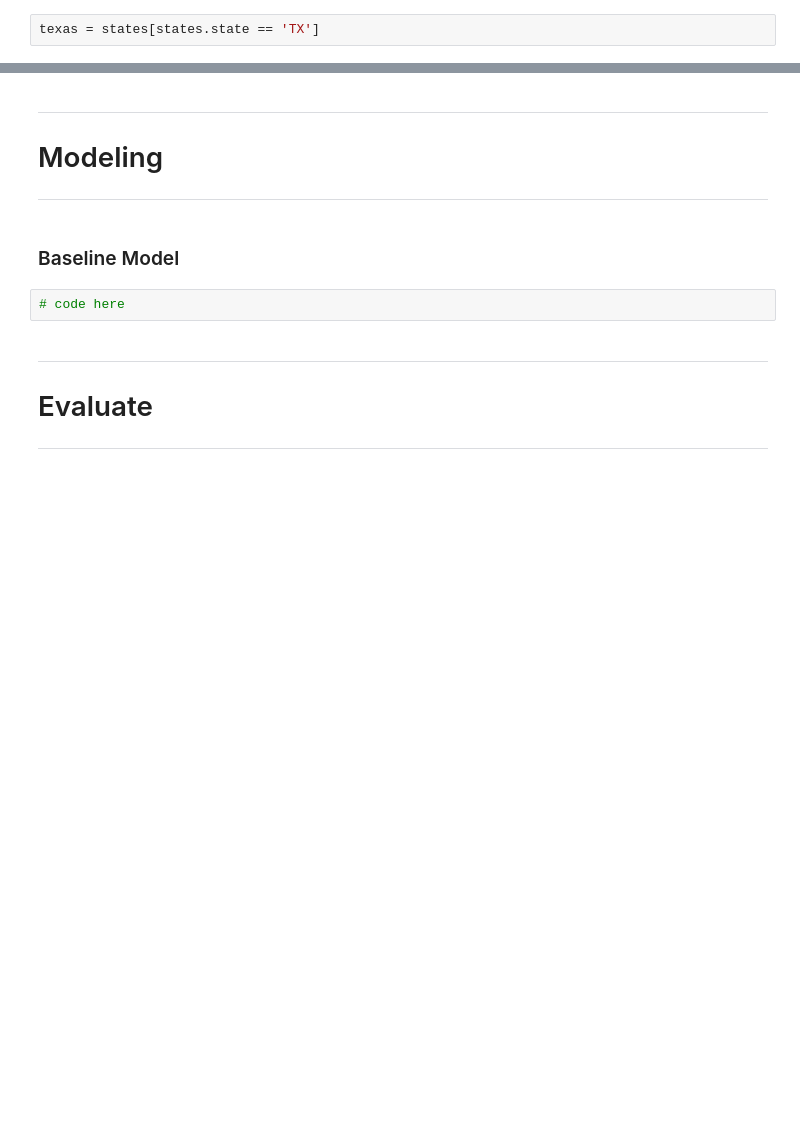
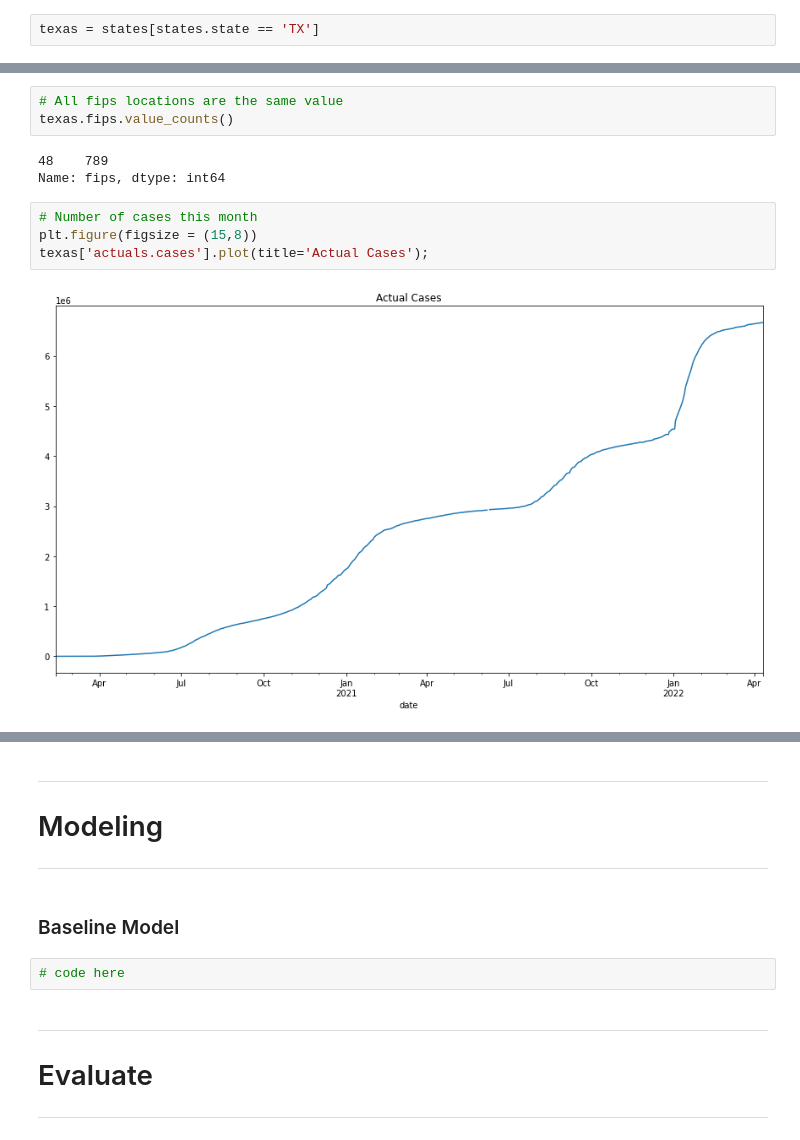
Before and after one commit to JeanetteSchulz/Covid_Analysis, a Jupyter notebook: Jeanettes_Project_Workbook.ipynb, the cells around one changed output, grey strips where cells are left out. Cells and saved outputs as stored; diff of their text form; blank space fills up the shorter version.

Commit message:
exploration into texas

```diff
--- a/Jeanettes_Project_Workbook.ipynb
+++ b/Jeanettes_Project_Workbook.ipynb
@@ -543,0 +544,12 @@ texas.head()
+# %%
+# All fips locations are the same value
+texas.fips.value_counts()
+# %% [output]
+48    789
+Name: fips, dtype: int64
+# %%
+# Number of cases this month
+plt.figure(figsize = (15,8))
+texas['actuals.cases'].plot(title='Actual Cases');
+# %% [output]
+[figure, added]
```
Also changed, not shown: parts of 21 cells of this notebook.
